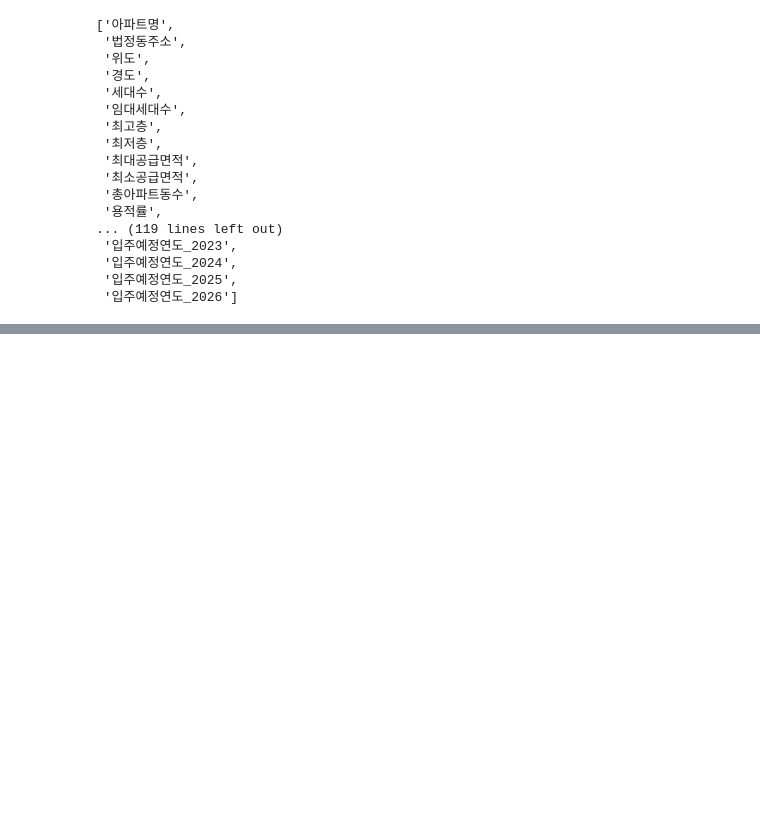
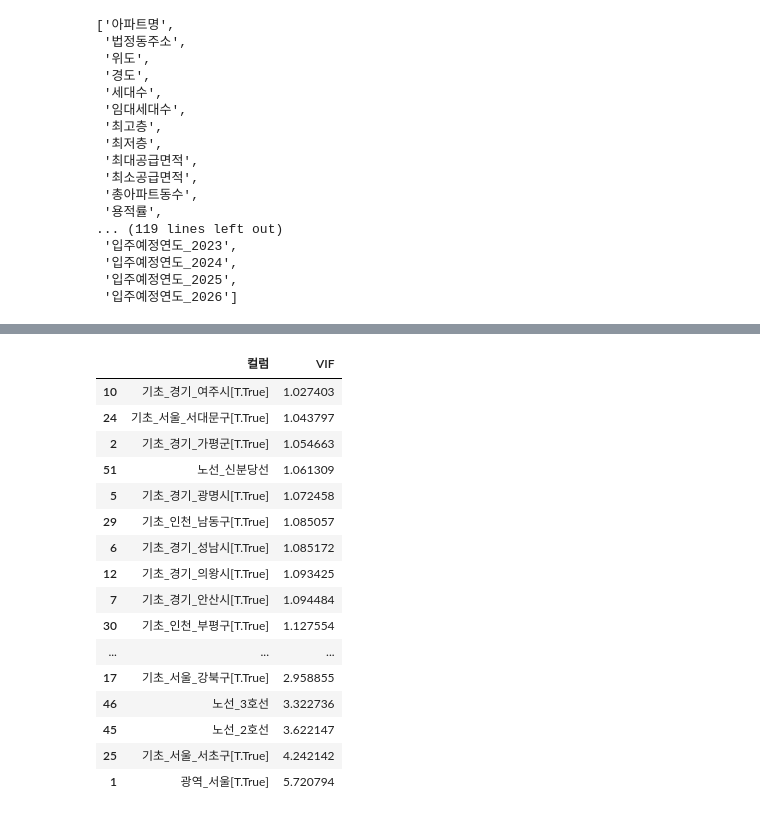
Before and after one commit to hwangeunok/git_practice, a Jupyter notebook: regression.ipynb, the cells around one changed output, grey strips where cells are left out. Saved outputs shown, nothing was run; the diff lists cells and outputs as text; code cells hidden in the pictures; blank space fills up the shorter version.

```diff
--- a/regression.ipynb
+++ b/regression.ipynb
@@ -200,0 +267,11 @@ df.sort_values(by='VIF')
+# %%
+formula = '공급액 ~ 세대수+공급면적+건폐율+대형건설사+지하철역_거리+병원_3차+공원+타입+광역_서울\
+    +노선_1호선+노선_2호선+노선_3호선+노선_6호선+노선_9호선+노선_수인선+노선_신림선+노선_신분당선+노선_에버라인+노선_우이신설선+노선_인천국제공항선+노선_인천_2호선+노선_진접선+\
+    기초_경기_가평군+기초_경기_고양시+기초_경기_과천시+기초_경기_광명시+기초_경기_성남시+기초_경기_안산시+기초_경기_안양시+기초_경기_양주시+기초_경기_여주시+기초_경기_오산시+\
+    기초_경기_의왕시+기초_경기_이천시+기초_경기_파주시+기초_서울_강남구+기초_서울_강동구+기초_서울_강북구+기초_서울_강서구+기초_서울_광진구+기초_서울_구로구+\
+    기초_서울_도봉구+기초_서울_동대문구+기초_서울_동작구+기초_서울_서대문구+기초_서울_서초구+기초_서울_서초구+기초_서울_성동구+기초_서울_영등포구+\
+    기초_서울_종로구+기초_인천_남동구+기초_인천_부평구+기초_인천_연수구+입주예정연도_2020+입주예정연도_2023+입주예정연도_2024+입주예정연도_2025+입주예정연도_2026'
+
+model = smf.ols(formula, for_regression)
+result = model.fit()
+print(result.summary())
@@ -201,3 +296,26 @@ df.sort_values(by='VIF')
+# %%
+df = pd.DataFrame({'컬럼': column, 'VIF': variance_inflation_factor(result.model.exog, i)}
+              for i, column in enumerate(result.model.exog_names)
+              if column != 'Intercept')
+df.sort_values(by='VIF')
+# %% [output]
+|  | 컬럼 | VIF |
+| 10 | 기초_경기_여주시[T.True] | 1.027403 |
+| 24 | 기초_서울_서대문구[T.True] | 1.043797 |
+| 2 | 기초_경기_가평군[T.True] | 1.054663 |
+| 51 | 노선_신분당선 | 1.061309 |
+| 5 | 기초_경기_광명시[T.True] | 1.072458 |
+| 29 | 기초_인천_남동구[T.True] | 1.085057 |
+| 6 | 기초_경기_성남시[T.True] | 1.085172 |
+| 12 | 기초_경기_의왕시[T.True] | 1.093425 |
+| 7 | 기초_경기_안산시[T.True] | 1.094484 |
+| 30 | 기초_인천_부평구[T.True] | 1.127554 |
+| ... | ... | ... |
+| 17 | 기초_서울_강북구[T.True] | 2.958855 |
+| 46 | 노선_3호선 | 3.322736 |
+| 45 | 노선_2호선 | 3.622147 |
+| 25 | 기초_서울_서초구[T.True] | 4.242142 |
+| 1 | 광역_서울[T.True] | 5.720794 |
 # %%
 output_filename = 'regression_result.txt'
 with open(output_filename, 'w') as f:
```
Also changed, not shown: parts of 13 cells of this notebook.
